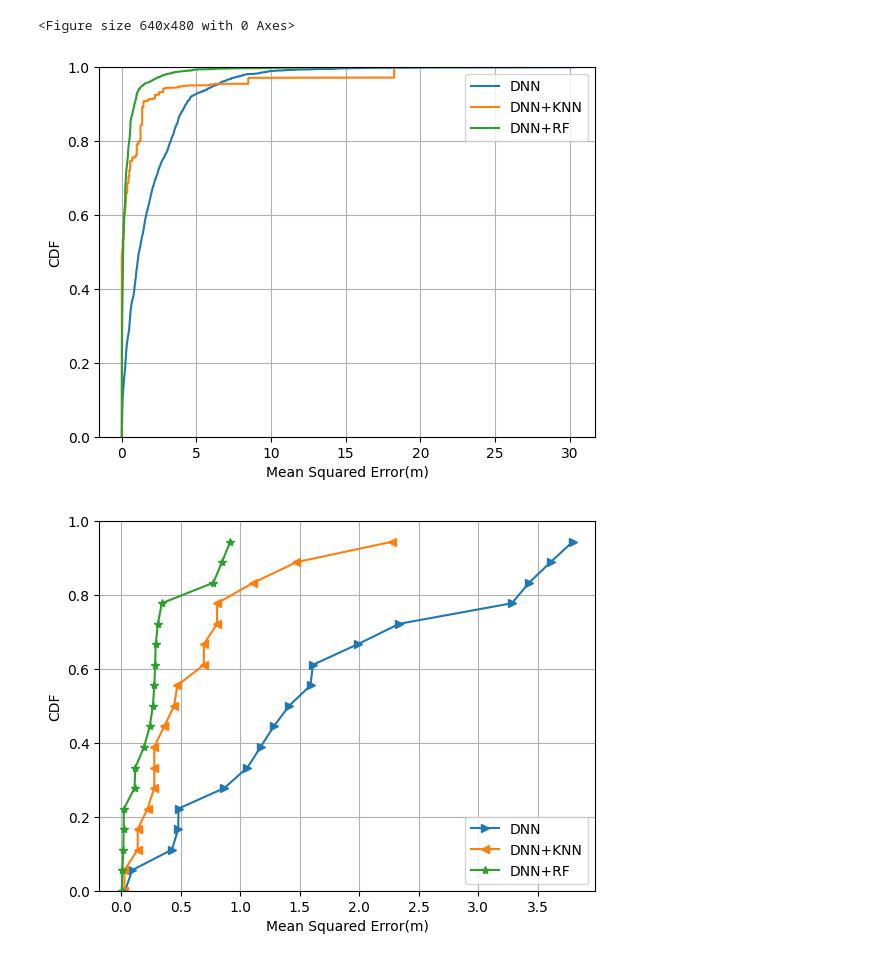
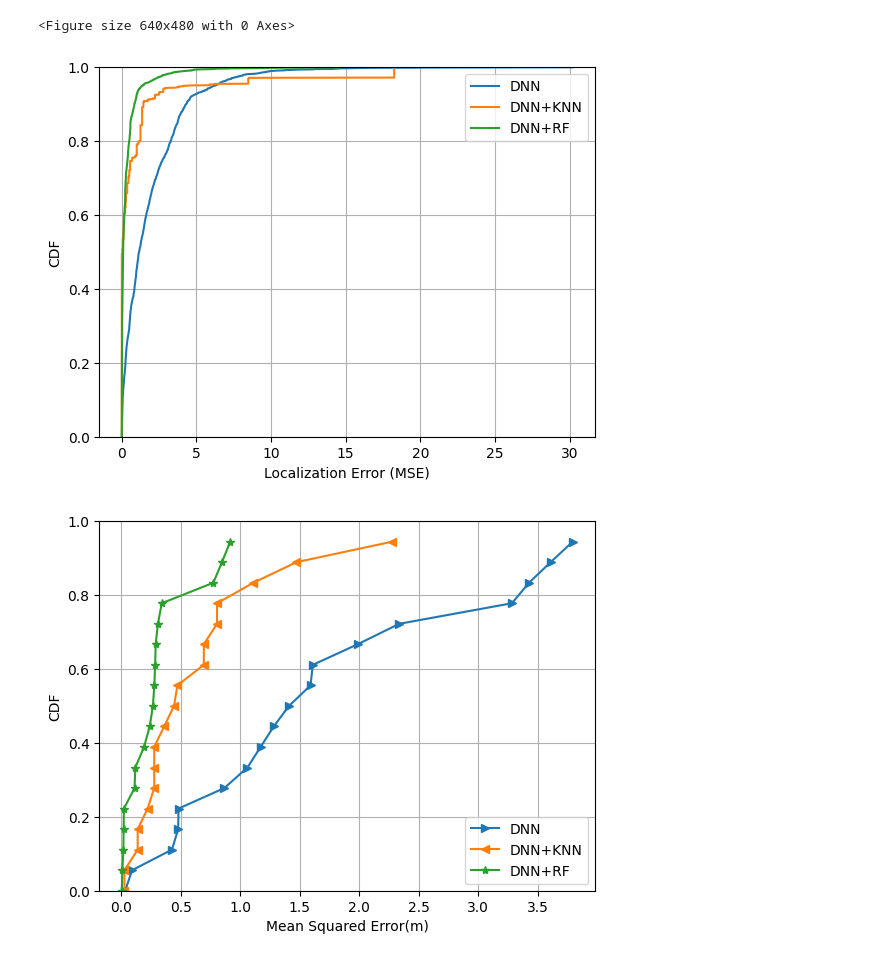
Before and after one commit to ranalila98/RTT-FIngerprinting-with-offset, a Jupyter notebook: RTT-Fingerprinting with offset/CDF_final.ipynb, the cells around one changed output. Drawn from its saved outputs; the diff is of its cells as text; code cells hidden in the pictures.

```diff
--- a/RTT-Fingerprinting with offset/CDF_final.ipynb
+++ b/RTT-Fingerprinting with offset/CDF_final.ipynb
@@ -303,24 +307,28 @@ cdf2=np.arange(len(sorted_mse2))/float(len(sorted_mse2))
 cdf3=np.arange(len(sorted_mse3))/float(len(sorted_mse3))
 # cdf4=np.arange(len(sorted_mse4))/float(len(sorted_mse4))
 # %%
-plt.xlabel('Mean Squared Error(m)')
+plt.xlabel('Localization Error (MSE)')
 plt.ylabel('CDF')
 #plt.title('CDF using sorting the data')
 
 plt.plot(sorted_mse3, cdf3 ,label='DNN',)
 plt.plot(sorted_mse2, cdf2, label='DNN+KNN')
 plt.plot(sorted_mse1, cdf1, label='DNN+RF' )
 #plt.plot(sorted_mse4, cdf4, label='Tri')
 
 
 plt.legend()
 plt.ylim([0, 1])
-#plt.xlim([0, 20])
+# plt.xlim([0, 20])
 plt.grid()
-plt.savefig('plot2.pdf', format='pdf')
+# Get the path to the desktop directory
+desktop_path = os.path.join(os.path.expanduser("~"), "Desktop")
+
+# Save the plot as a PDF file on the desktop
+plt.savefig(os.path.join(desktop_path, "cdf_randompoints.pdf"), format='pdf')
 plt.show()
 # %% [output]
-[figure, old version]
+[figure, new version]
 # %%
 # load data from CSV file
 df1 = pd.read_csv('output_data_randomtest_no_offset.csv')
```
Also changed, not shown: parts of 1 cell of this notebook, 19 other files.
